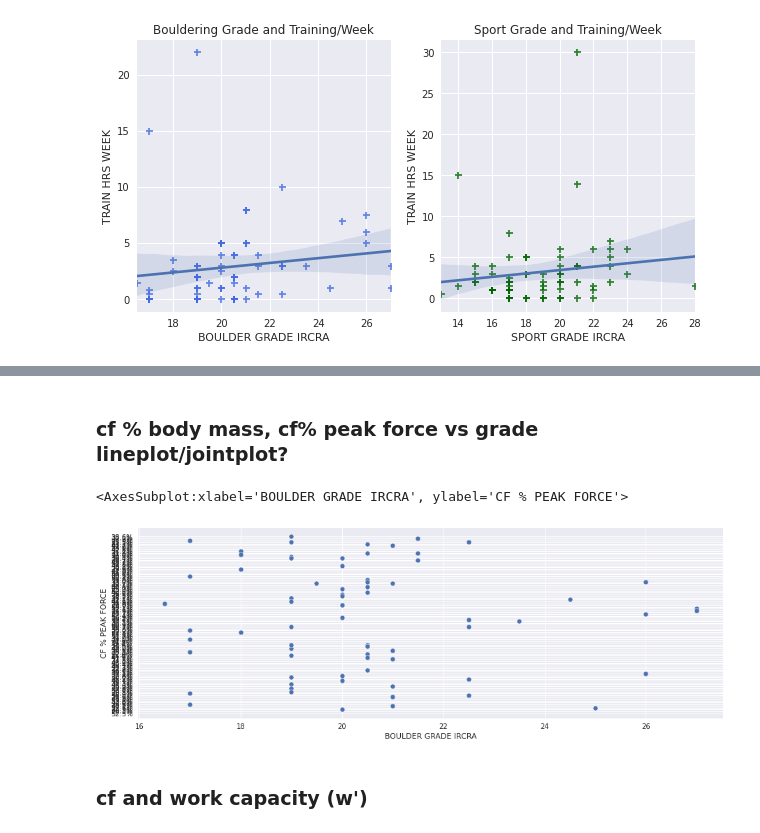
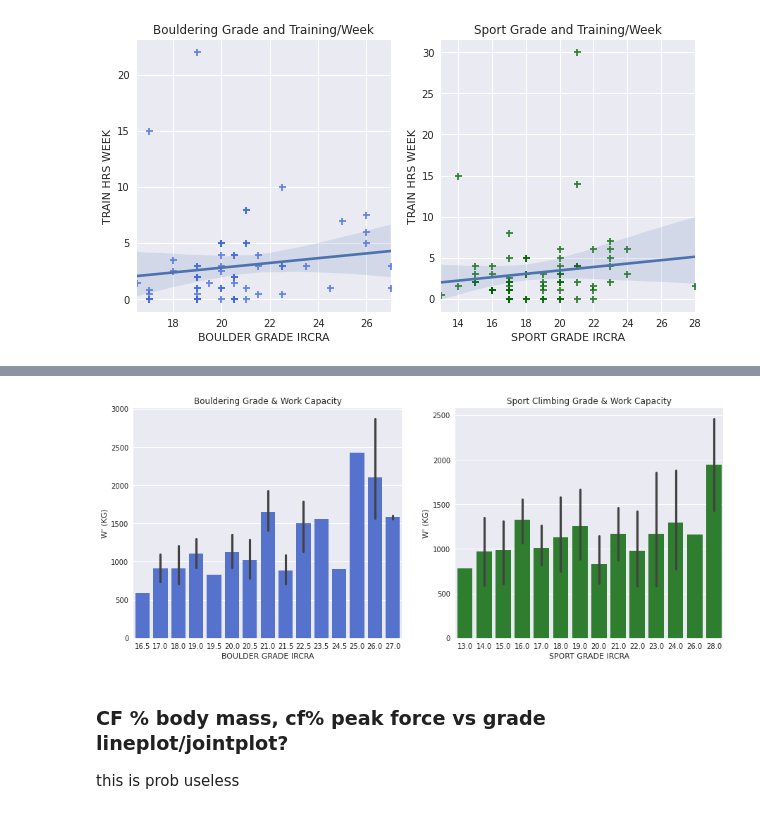
Before and after one commit to haokliao/Critical-Force-Visualization, a Jupyter notebook: EDA_002_notebook.ipynb, the cells around one changed output, grey strips where cells are left out. Cells and saved outputs as stored; diff of their text form; code cells hidden in the pictures.

```diff
--- a/EDA_002_notebook.ipynb
+++ b/EDA_002_notebook.ipynb
@@ -155,22 +170,14 @@ maybe divide into quartiles or something? they use linreg for this already so ma
+# %%
+fig, (ax7,ax8) = plt.subplots(1, 2, figsize=(15 , 6))
+
+
+ax5 = sns.barplot(ax = ax7,data=dataframe, x="BOULDER GRADE IRCRA", y="W' (KG)",color='royalblue')
+ax5.title.set_text('Bouldering Grade & Work Capacity')
+
+ax6 = sns.barplot(ax = ax8,data=dataframe, x="SPORT GRADE IRCRA", y="W' (KG)",color='forestgreen')
+ax6.title.set_text('Sport Climbing Grade & Work Capacity')
+# %% [output]
+[figure, added]
 # %% [markdown]
-### cf % body mass, cf% peak force vs grade lineplot/jointplot?
+### CF % body mass, cf% peak force vs grade lineplot/jointplot?
+this is prob useless
-# %%
-fig, ax5 = plt.subplots(figsize=(15 , 5),)
-
-# sns.scatterplot(ax=ax5, data = dataframe, x="BOULDER GRADE IRCRA", y="PEAK FORCE (KG)")
-# sns.scatterplot(ax=ax5, data = dataframe, x="SPORT GRADE IRCRA", y="PEAK FORCE (KG)").set(title='asfasdas',xlabel="assssss")
-
-#PAIN
-sns.scatterplot(ax=ax5, data = dataframe, x="BOULDER GRADE IRCRA", y="CF % PEAK FORCE")
-# sns.scatterplot(ax=ax5, data = dataframe, x="CF % BODY MASS", y="BOULDER GRADE IRCRA").set(title='asfasdas',xlabel="assssss")
-
-
-# title.set_text('Bouldering Grade & Peak Force')
-
-# sns.catplot(data = dataframe, x="")
-# sns.catplot(data = dataframe, )
-# ax6= sns.boxplot(ax = ax6, data = dataframe, x="SPORT GRADE IRCRA", y="PEAK FORCE (KG)")
-# ax6.title.set_text('Sport Grade & Peak Force')
-# %% [output]
-<AxesSubplot:xlabel='BOULDER GRADE IRCRA', ylabel='CF % PEAK FORCE'>
-[figure, removed]
@@ -181,2 +183,0 @@ sns.scatterplot(ax=ax5, data = dataframe, x="BOULDER GRADE IRCRA", y="CF % PEAK
-# %% [markdown]
-### cf and work capacity (w')
```
Also changed, not shown: parts of 20 cells of this notebook, 2 other files.
